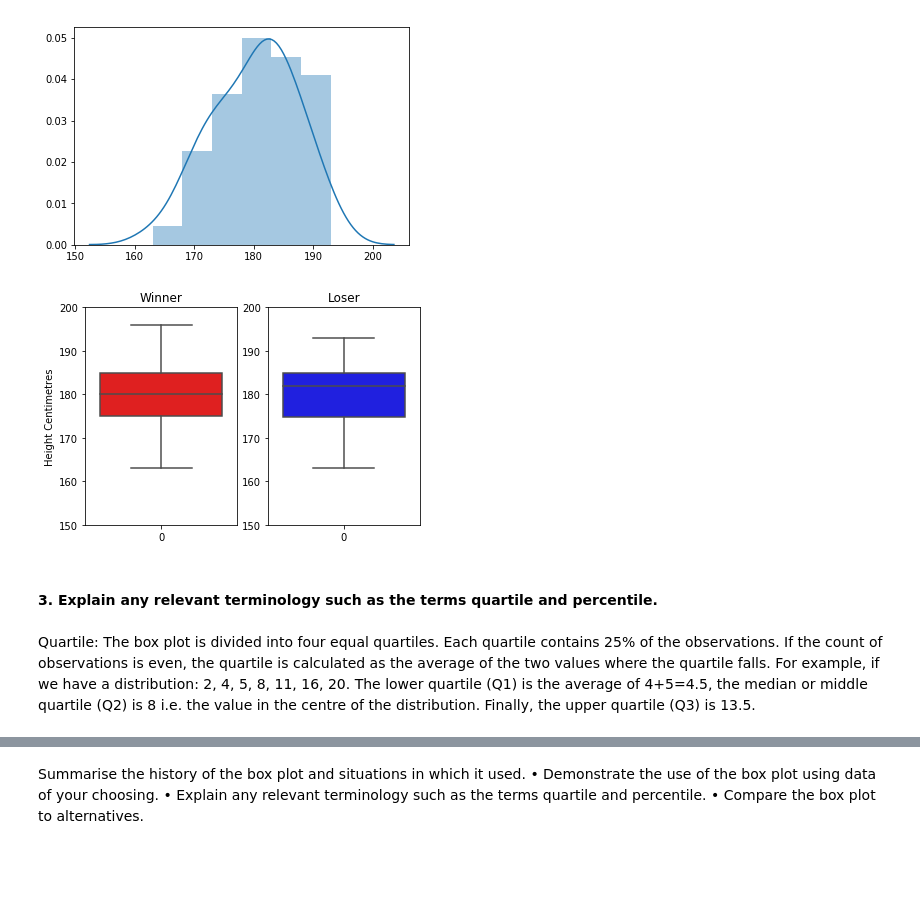
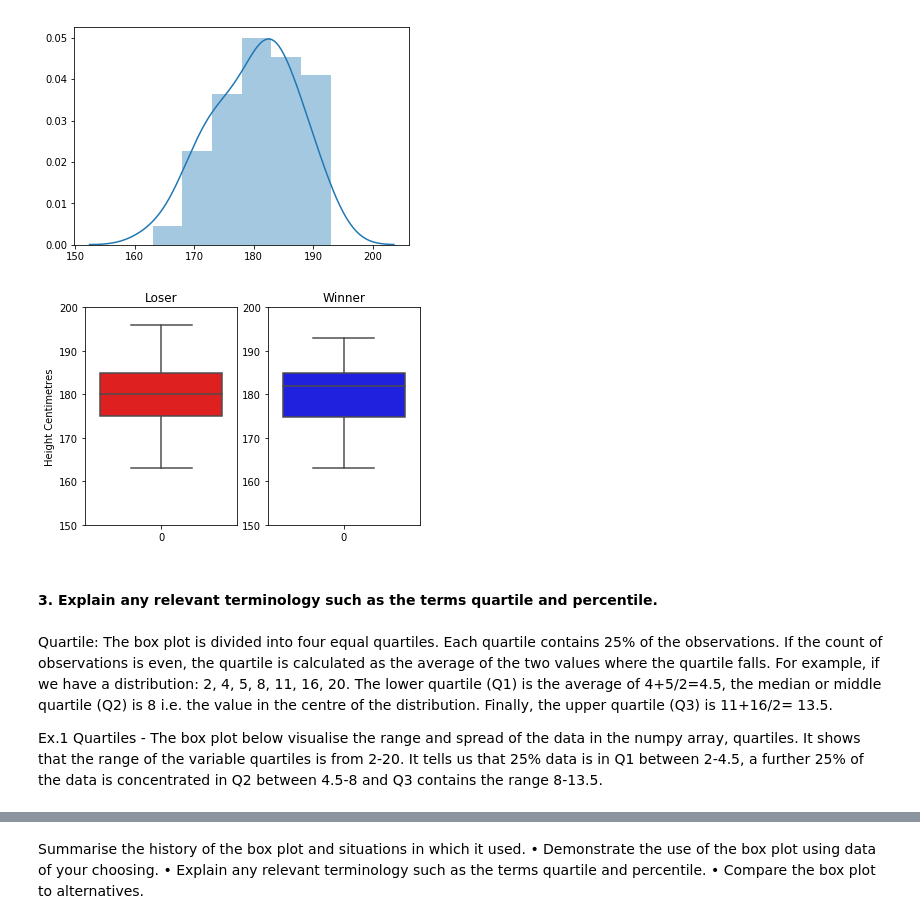
Before and after one commit to cholleran/Proj-Fundamentals-DA, a Jupyter notebook: Project Fundamentals of DA - Boxplots.ipynb, the cells around one changed output, grey strips where cells are left out. Cells and saved outputs as stored; diff of their text form; code cells hidden in the pictures; blank space fills up the shorter version.

```diff
--- a/Project Fundamentals of DA - Boxplots.ipynb
+++ b/Project Fundamentals of DA - Boxplots.ipynb
@@ -102,19 +101,22 @@ opp = np.array(opp)
 # %%
 fig = plt.figure()
 ax1 = fig.add_subplot(1, 2, 1)
 ax2 = fig.add_subplot(1, 2, 2, sharex=ax1)
 ax1.set(ylim=(150, 200))
 ax2.set(ylim=(150, 200))
 
-ax1.set_title('Winner')
+ax1.set_title('Loser')
 ax1.set_ylabel('Height Centimetres')
 ax1 = sns.boxplot(data=opp, ax=ax1, color='red')
 
-ax2.set_title('Loser')
+ax2.set_title('Winner')
 ax2 = sns.boxplot(data=data, ax=ax2,  color='blue')
 # %% [output]
-[figure, old version]
+[figure, new version]
 # %% [markdown]
 #### 3. Explain any relevant terminology such as the terms quartile and percentile.
 # %% [markdown]
-Quartile:  The box plot is divided into four equal quartiles. Each quartile contains 25% of the observations. If the count of observations is even, the quartile is calculated as the average of the two values where the quartile falls. For example, if we have a distribution: 2, 4, 5, 8, 11, 16, 20. The lower quartile (Q1) is the average of 4+5=4.5, the median or middle quartile (Q2) is 8 i.e. the value in the centre of the distribution. Finally, the upper quartile (Q3) is 13.5.
+Quartile:  The box plot is divided into four equal quartiles. Each quartile contains 25% of the observations. If the count of observations is even, the quartile is calculated as the average of the two values where the quartile falls. For example, if we have a distribution: 2, 4, 5, 8, 11, 16, 20. The lower quartile (Q1) is the average of 4+5/2=4.5, the median or middle quartile (Q2) is 8 i.e. the value in the centre of the distribution. Finally, the upper quartile (Q3) is 11+16/2= 13.5.
+
+Ex.1 Quartiles -
+The box plot below visualise the range and spread of the data in the numpy array, quartiles. It shows that the range of the variable quartiles is from 2-20.  It tells us that 25% data is in Q1 between 2-4.5, a further 25% of the data is concentrated in Q2 between 4.5-8 and Q3 contains the range 8-13.5.
```
Also changed, not shown: parts of 3 cells of this notebook.
